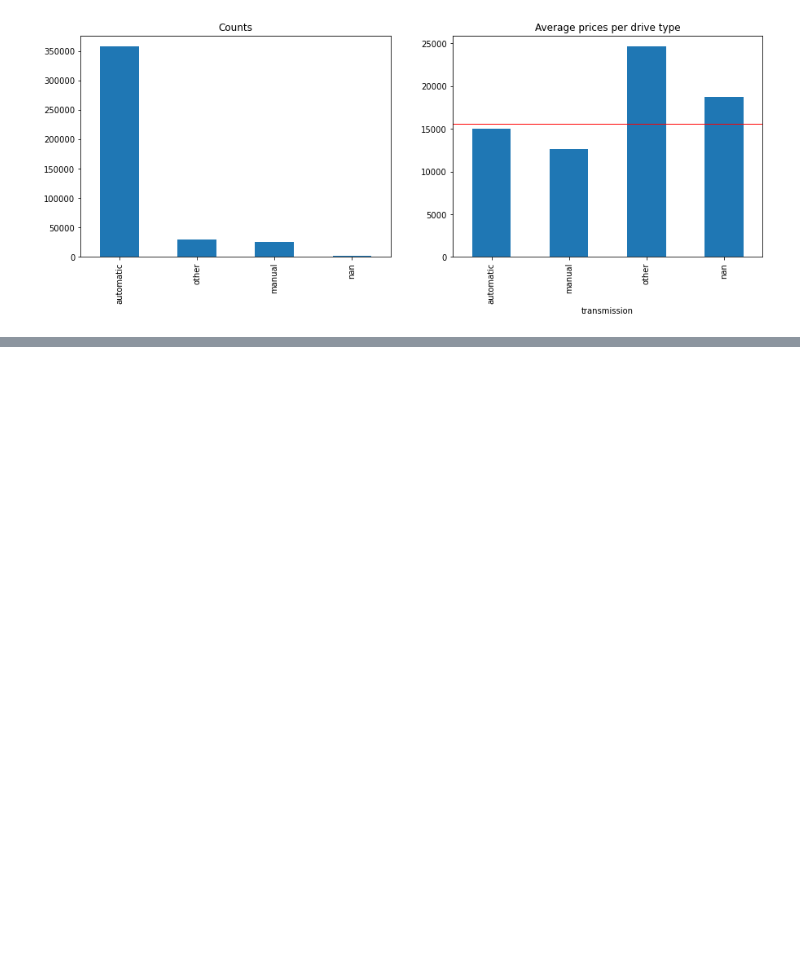
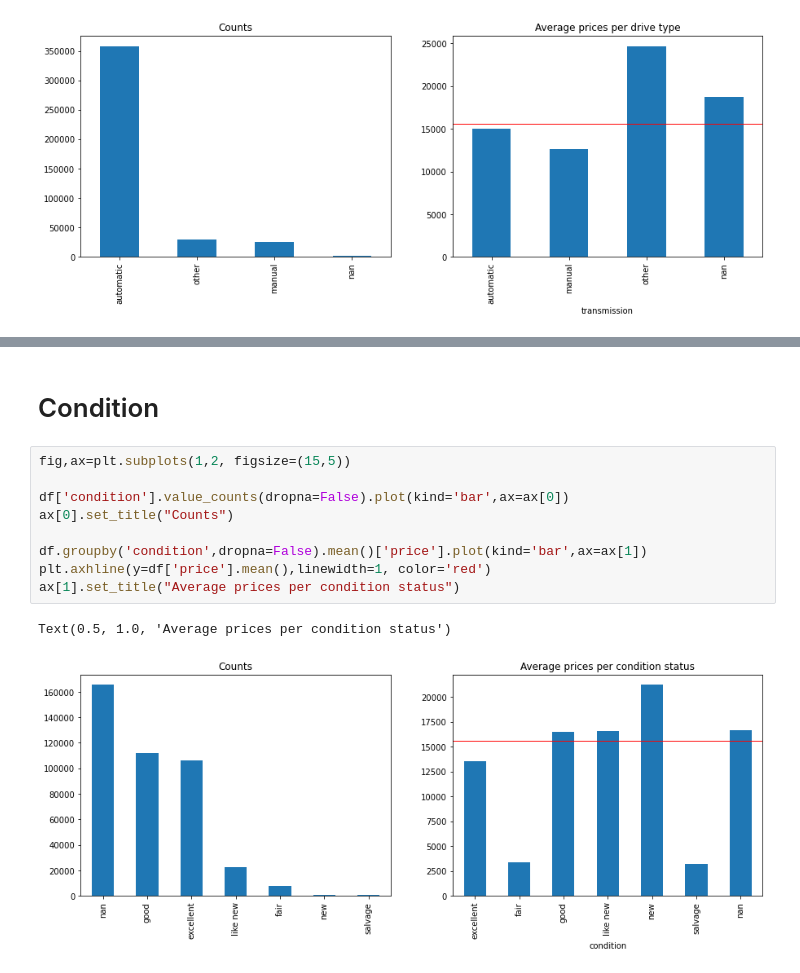
Before and after one commit to ixiaopan/GroupWork, a Jupyter notebook: DataMining/EDA_Jerry.ipynb, the cells around one changed output, grey strips where cells are left out. Drawn from its saved outputs; the diff is of its cells as text; blank space fills up the shorter version.

```diff
--- a/DataMining/EDA_Jerry.ipynb
+++ b/DataMining/EDA_Jerry.ipynb
@@ -257,0 +305,14 @@ Text(0.5, 1.0, 'Average prices per drive type')
+# %% [markdown]
+# Condition
+# %%
+fig,ax=plt.subplots(1,2, figsize=(15,5))
+
+df['condition'].value_counts(dropna=False).plot(kind='bar',ax=ax[0])
+ax[0].set_title("Counts")
+
+df.groupby('condition',dropna=False).mean()['price'].plot(kind='bar',ax=ax[1])
+plt.axhline(y=df['price'].mean(),linewidth=1, color='red')
+ax[1].set_title("Average prices per condition status")
+# %% [output]
+Text(0.5, 1.0, 'Average prices per condition status')
+[figure, added]
```
Also changed, not shown: parts of 12 cells of this notebook.
